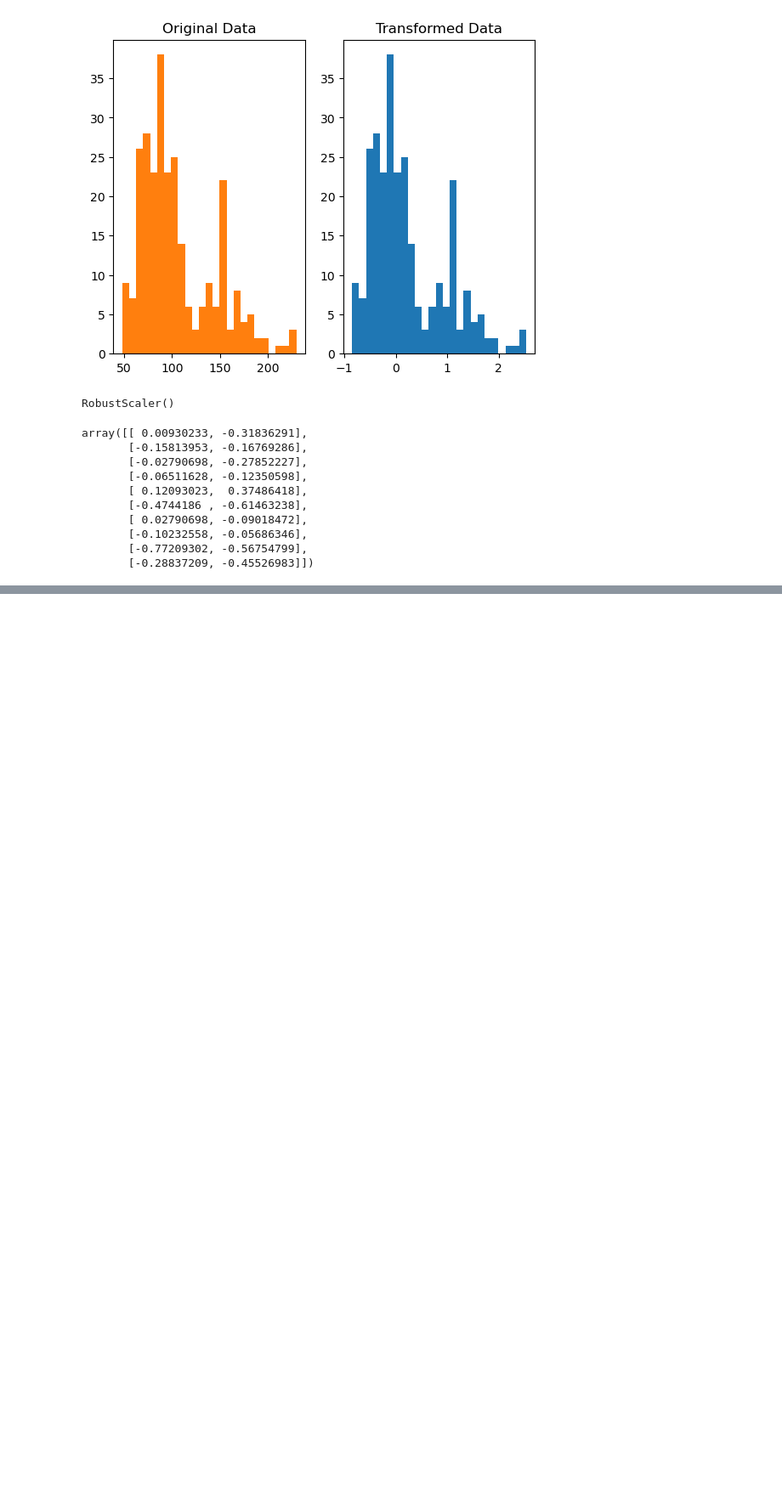
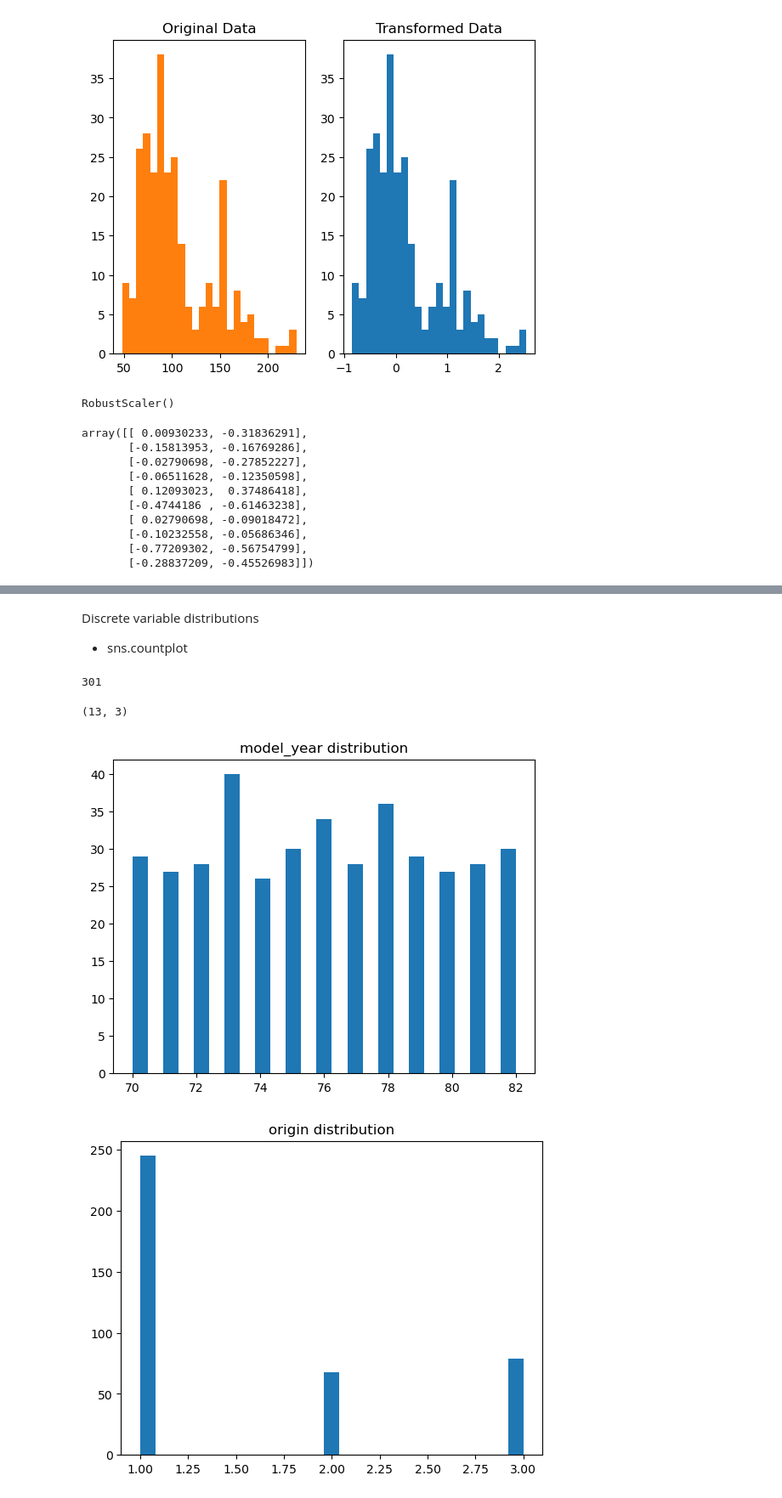
Before and after one commit to shawn-brown12/regression, a Jupyter notebook: regression_notes.ipynb, the cells around one changed output, grey strips where cells are left out. Shown at 85% size. Saved outputs shown, nothing was run; the diff lists cells and outputs as text; code cells hidden in the pictures; blank space fills up the shorter version.

```diff
--- a/regression_notes.ipynb
+++ b/regression_notes.ipynb
@@ -419,0 +499,21 @@ array([[ 0.00930233, -0.31836291],
+# %% [markdown]
+Discrete variable distributions
+
+- sns.countplot
+# %%
+df['name'].nunique()
+# %% [output]
+301
+# %%
+df['model_year'].nunique(), df['origin'].nunique()
+# %% [output]
+(13, 3)
+# %%
+for col in ['model_year', 'origin']:
+
+    plt.hist(df[col], bins=25)
+    plt.title(f'{col} distribution')
+    plt.show()
+# %% [output]
+[figure, added]
+[figure, added]
```
Also changed, not shown: parts of 28 cells of this notebook, 4 other files.
